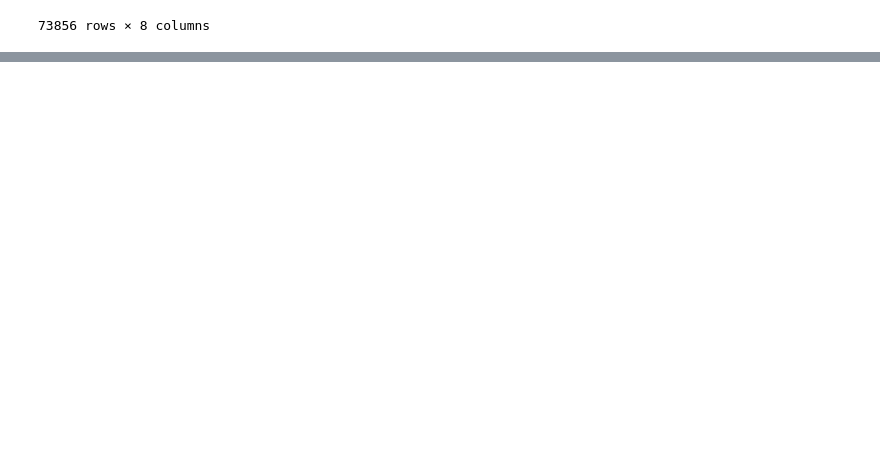
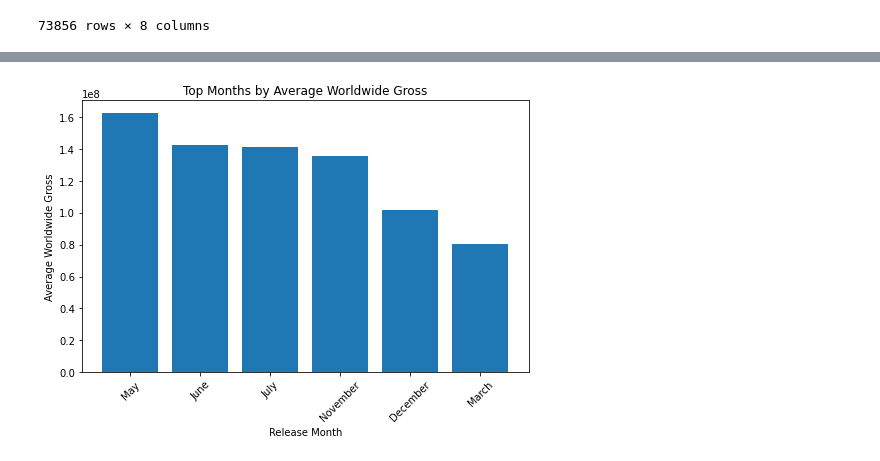
Before and after one commit to kaula12/GroupTwo_PhaseTwo_Project, a Jupyter notebook: student.ipynb, the cells around one changed output, grey strips where cells are left out. Drawn from its saved outputs; the diff is of its cells as text; code cells hidden in the pictures; blank space fills up the shorter version.

```diff
--- a/student.ipynb
+++ b/student.ipynb
@@ -951,0 +961,13 @@ c_imdb
+# %%
+#Visual For Monthly Performance
+top_months = monthly_performance.head(6)
+
+plt.figure(figsize=(8,5))
+plt.bar(top_months.index, top_months.values)
+plt.title("Top Months by Average Worldwide Gross")
+plt.xlabel("Release Month")
+plt.ylabel("Average Worldwide Gross")
+plt.xticks(rotation=45)
+plt.show()
+# %% [output]
+[figure, added]
```
Also changed, not shown: parts of 29 cells of this notebook, 2 other files.
